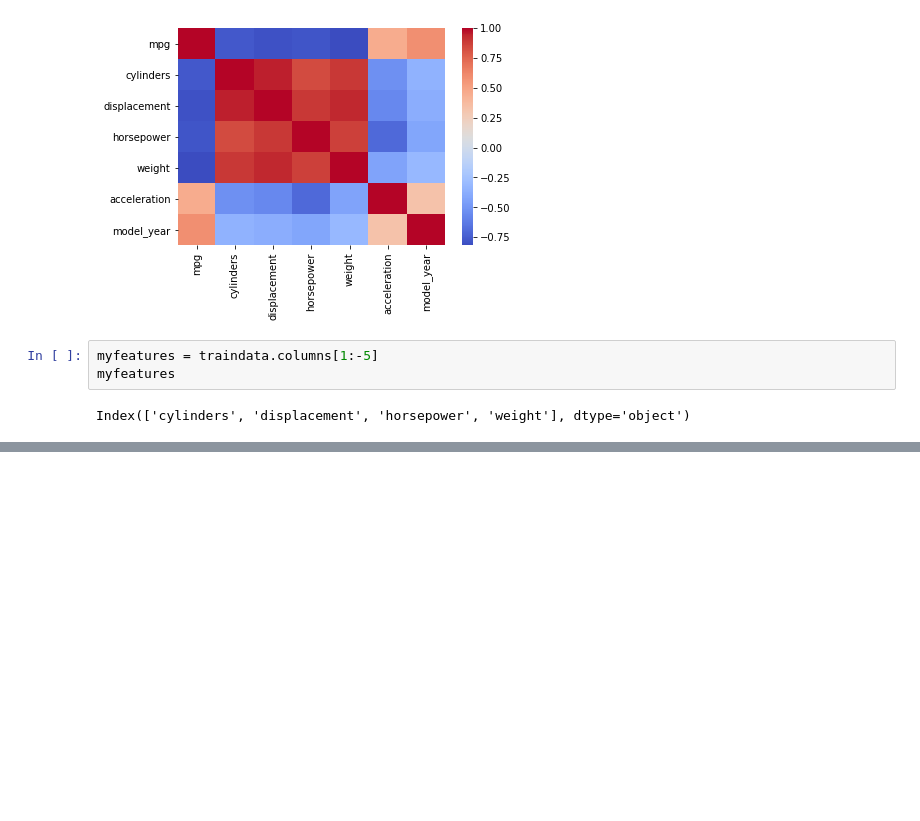
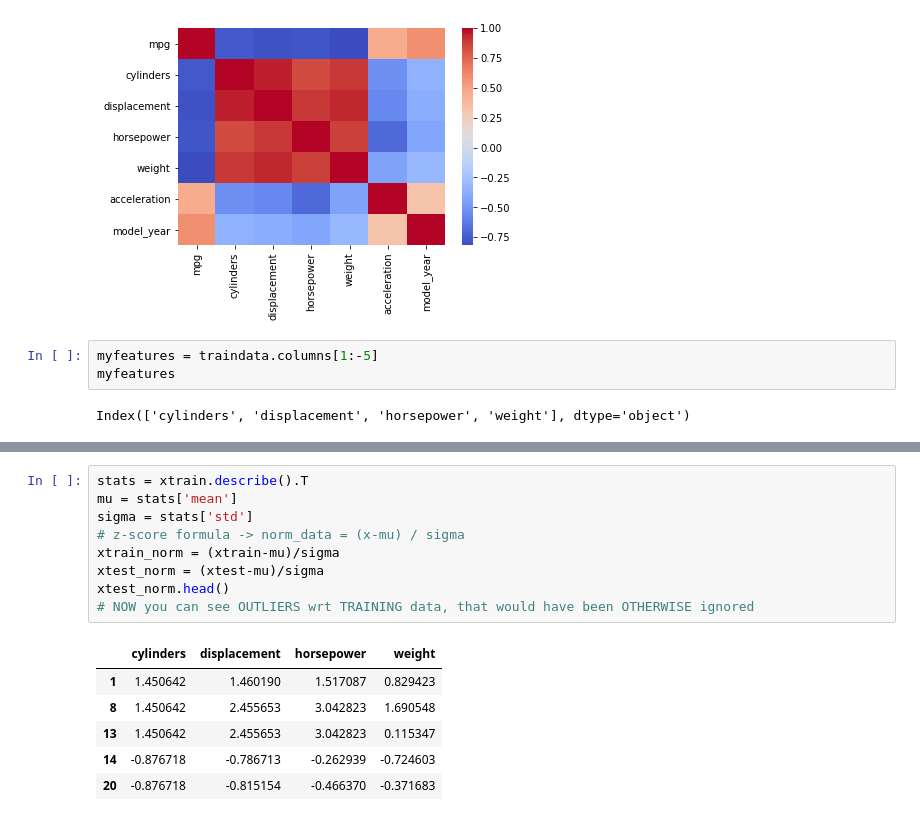
Before and after one commit to a-forty-two/cylons, a Jupyter notebook: 07_Deep_Regression.ipynb, the cells around one changed output, grey strips where cells are left out. Cells and saved outputs as stored; diff of their text form; blank space fills up the shorter version.

```diff
--- a/07_Deep_Regression.ipynb
+++ b/07_Deep_Regression.ipynb
@@ -238,0 +266,16 @@ Index(['cylinders', 'displacement', 'horsepower', 'weight'], dtype='object')
+# %%
+stats = xtrain.describe().T
+mu = stats['mean']
+sigma = stats['std']
+# z-score formula -> norm_data = (x-mu) / sigma
+xtrain_norm = (xtrain-mu)/sigma
+xtest_norm = (xtest-mu)/sigma
+xtest_norm.head()
+# NOW you can see OUTLIERS wrt TRAINING data, that would have been OTHERWISE ignored
+# %% [output]
+|  | cylinders | displacement | horsepower | weight |
+| 1 | 1.450642 | 1.460190 | 1.517087 | 0.829423 |
+| 8 | 1.450642 | 2.455653 | 3.042823 | 1.690548 |
+| 13 | 1.450642 | 2.455653 | 3.042823 | 0.115347 |
+| 14 | -0.876718 | -0.786713 | -0.262939 | -0.724603 |
+| 20 | -0.876718 | -0.815154 | -0.466370 | -0.371683 |
```
Also changed, not shown: parts of 3 cells of this notebook.
